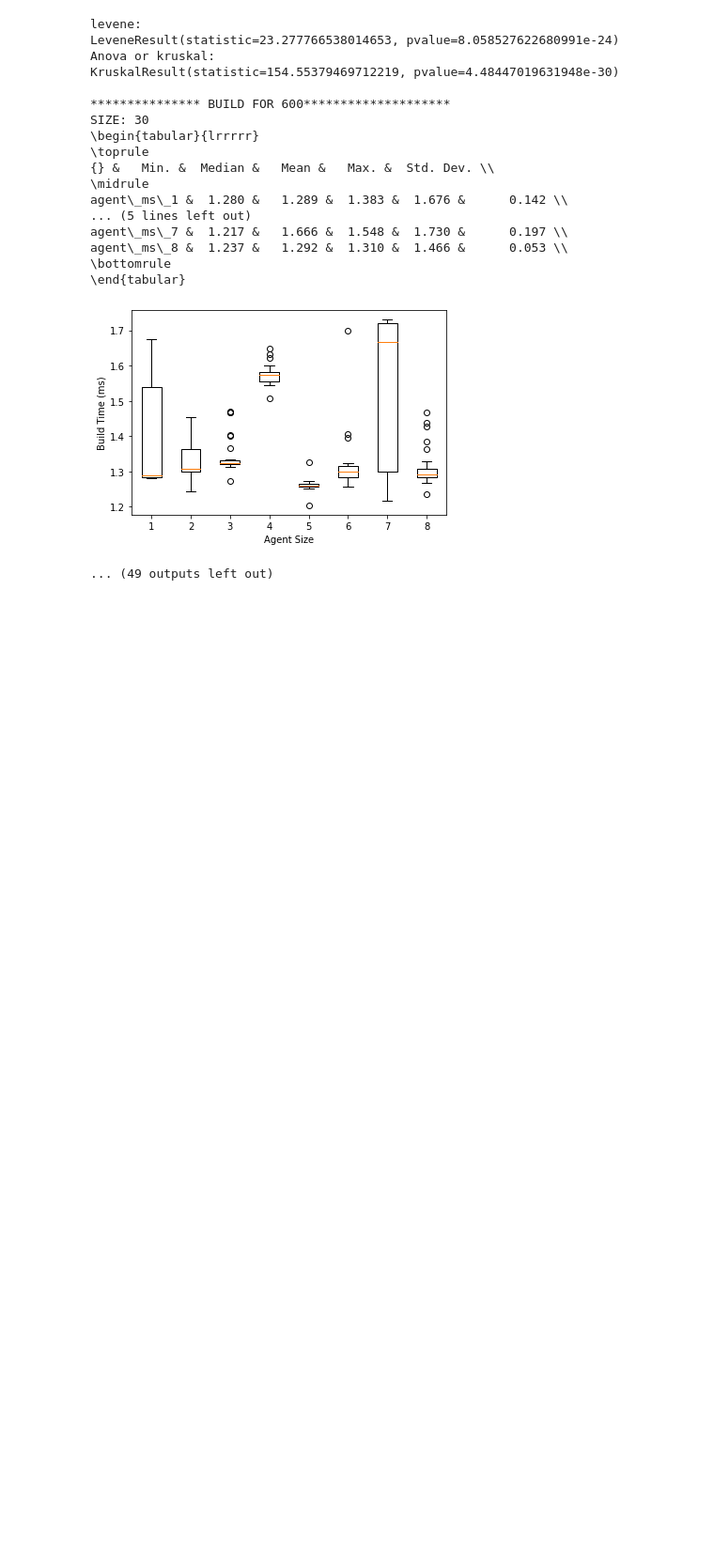
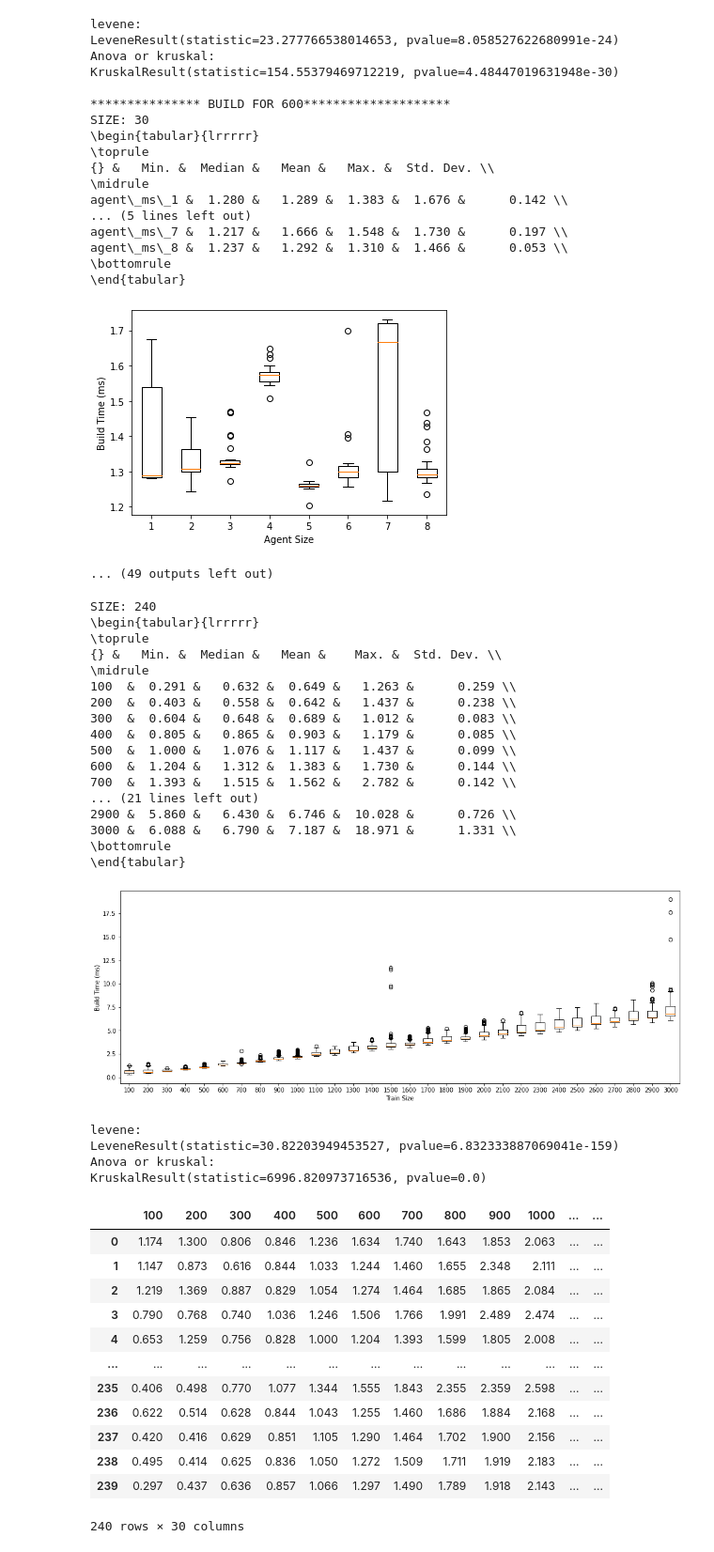
Before and after one commit to pedro-lucas-bravo/master_thesis_data_analysis, a Jupyter notebook: 6-markov.ipynb, the cells around one changed output. Shown at 94% size. Saved outputs shown, nothing was run; the diff lists cells and outputs as text; code cells hidden in the pictures; blank space fills up the shorter version.

Commit message:
implement markov train size analysis

```diff
--- a/6-markov.ipynb
+++ b/6-markov.ipynb
@@ -190,0 +189,76 @@ agent\_ms\_8 &  1.237 &   1.292 &  1.310 &  1.466 &      0.053 \\
+# %%
+# Analize all agents per train size.
+def processData2(frametime_update_task, xlabel, ylabel, figfile):
+    print("SIZE: " + str(frametime_update_task.shape[0]))
+
+    descriptive_stats(frametime_update_task)
+
+    boxdata = frametime_update_task.transpose().values.tolist()
+    fig, ax = plt.subplots(figsize=(17, 6))
+    ax.boxplot(boxdata)
+    #ax.set_xticks(list(range(100, 3001, 100)))
+    plt.xlabel(xlabel)
+    plt.ylabel(ylabel)
+    plt.xticks(range(1, 31,1), range(100, 3001, 100))
+    plt.savefig(figfile)
+    plt.show()
+
+    d1, d2, d3, d4, d5, d6, d7, d8, d9, d10, d11, d12, d13, d14, d15, d16, d17, d18, d19, d20, d21, d22, d23, d24, d25, d26, d27, d28, d29, d30 = x = frametime_update_task.transpose().values.tolist()
+    levene_result = levene(d1, d2, d3, d4, d5, d6, d7, d8, d9, d10, d11, d12, d13, d14, d15, d16, d17, d18, d19, d20, d21, d22, d23, d24, d25, d26, d27, d28, d29, d30)
+    print("levene:\n" + str(levene_result))
+    if levene_result[1] < 0.05:
+        anova_result = kruskal(d1, d2, d3, d4, d5, d6, d7, d8, d9, d10, d11, d12, d13, d14, d15, d16, d17, d18, d19, d20, d21, d22, d23, d24, d25, d26, d27, d28, d29, d30)
+    else:
+        anova_result = f_oneway(d1, d2, d3, d4, d5, d6, d7, d8, d9, d10, d11, d12, d13, d14, d15, d16, d17, d18, d19, d20, d21, d22, d23, d24, d25, d26, d27, d28, d29, d30)
+    print("Anova or kruskal:\n" + str(anova_result))
+
+trains_data = []
+datarange = range(100, 3001, 100)
+sizes = {}
+counter = 0
+for n in datarange:
+    sizes[counter] = n
+    counter += 1
+    build_latency_data_n = build_latency_data[build_latency_data['trains_samples'] == n]
+    build_latency_data_n = build_latency_data_n.drop(columns=['trains_samples'])
+    trains_data.append(build_latency_data_n.values.flatten())
+trains_data = pd.DataFrame(np.array(trains_data).transpose())
+trains_data = trains_data.rename(columns = sizes)
+processData2(trains_data, 'Train Size', 'Build Time (ms)', 'figures/markov-trainsize-boxplot.pdf')
+trains_data
+# %% [output]
+SIZE: 240
+\begin{tabular}{lrrrrr}
+\toprule
+{} &   Min. &  Median &   Mean &    Max. &  Std. Dev. \\
+\midrule
+100  &  0.291 &   0.632 &  0.649 &   1.263 &      0.259 \\
+200  &  0.403 &   0.558 &  0.642 &   1.437 &      0.238 \\
+300  &  0.604 &   0.648 &  0.689 &   1.012 &      0.083 \\
+400  &  0.805 &   0.865 &  0.903 &   1.179 &      0.085 \\
+500  &  1.000 &   1.076 &  1.117 &   1.437 &      0.099 \\
+600  &  1.204 &   1.312 &  1.383 &   1.730 &      0.144 \\
+700  &  1.393 &   1.515 &  1.562 &   2.782 &      0.142 \\
+... (21 lines left out)
+2900 &  5.860 &   6.430 &  6.746 &  10.028 &      0.726 \\
+3000 &  6.088 &   6.790 &  7.187 &  18.971 &      1.331 \\
+\bottomrule
+\end{tabular}
+[figure, added]
+levene:
+LeveneResult(statistic=30.82203949453527, pvalue=6.832333887069041e-159)
+Anova or kruskal:
+KruskalResult(statistic=6996.820973716536, pvalue=0.0)
+|  | 100 | 200 | 300 | 400 | 500 | 600 | 700 | 800 | 900 | 1000 | ... | ... |
+| 0 | 1.174 | 1.300 | 0.806 | 0.846 | 1.236 | 1.634 | 1.740 | 1.643 | 1.853 | 2.063 | ... | ... |
+| 1 | 1.147 | 0.873 | 0.616 | 0.844 | 1.033 | 1.244 | 1.460 | 1.655 | 2.348 | 2.111 | ... | ... |
+| 2 | 1.219 | 1.369 | 0.887 | 0.829 | 1.054 | 1.274 | 1.464 | 1.685 | 1.865 | 2.084 | ... | ... |
+| 3 | 0.790 | 0.768 | 0.740 | 1.036 | 1.246 | 1.506 | 1.766 | 1.991 | 2.489 | 2.474 | ... | ... |
+| 4 | 0.653 | 1.259 | 0.756 | 0.828 | 1.000 | 1.204 | 1.393 | 1.599 | 1.805 | 2.008 | ... | ... |
+| ... | ... | ... | ... | ... | ... | ... | ... | ... | ... | ... | ... | ... |
+| 235 | 0.406 | 0.498 | 0.770 | 1.077 | 1.344 | 1.555 | 1.843 | 2.355 | 2.359 | 2.598 | ... | ... |
+| 236 | 0.622 | 0.514 | 0.628 | 0.844 | 1.043 | 1.255 | 1.460 | 1.686 | 1.884 | 2.168 | ... | ... |
+| 237 | 0.420 | 0.416 | 0.629 | 0.851 | 1.105 | 1.290 | 1.464 | 1.702 | 1.900 | 2.156 | ... | ... |
+| 238 | 0.495 | 0.414 | 0.625 | 0.836 | 1.050 | 1.272 | 1.509 | 1.711 | 1.919 | 2.183 | ... | ... |
+| 239 | 0.297 | 0.437 | 0.636 | 0.857 | 1.066 | 1.297 | 1.490 | 1.789 | 1.918 | 2.143 | ... | ... |
+240 rows × 30 columns
```
Also changed, not shown: parts of 1 cell of this notebook, 31 other files.
